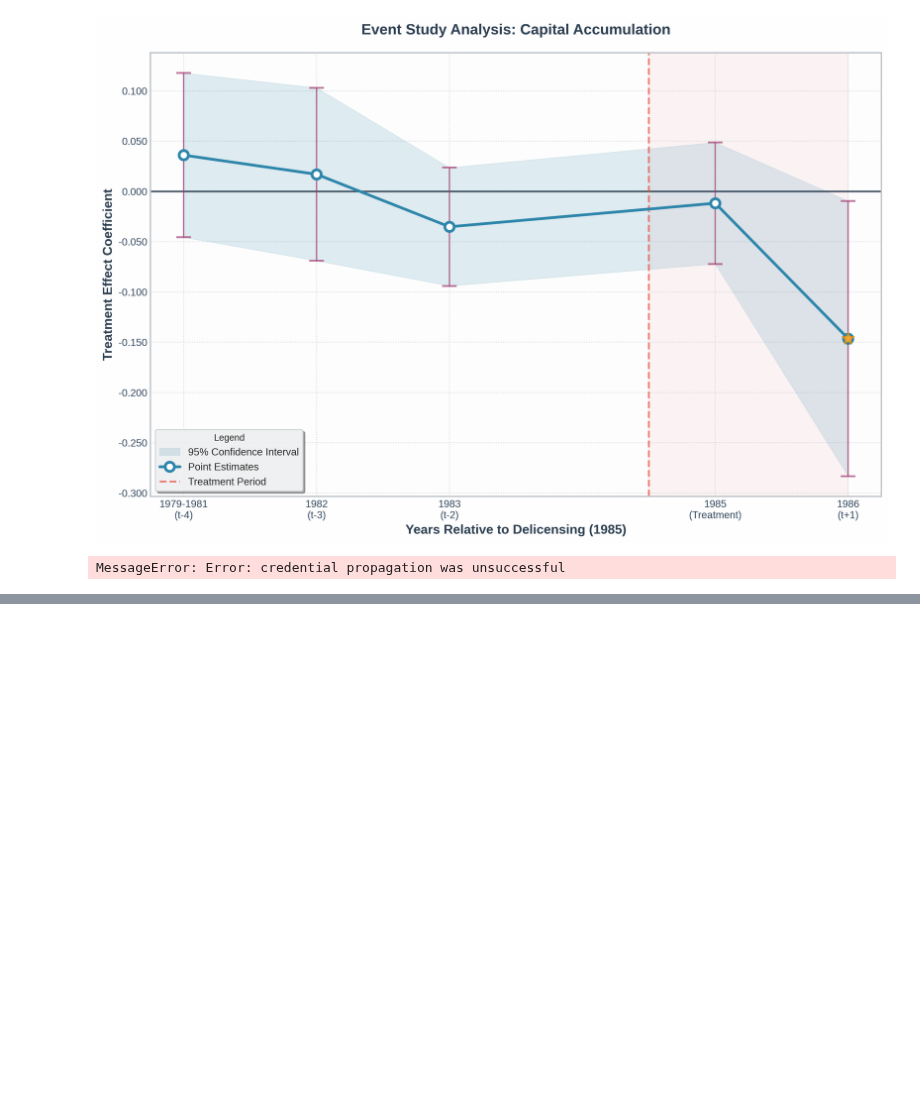
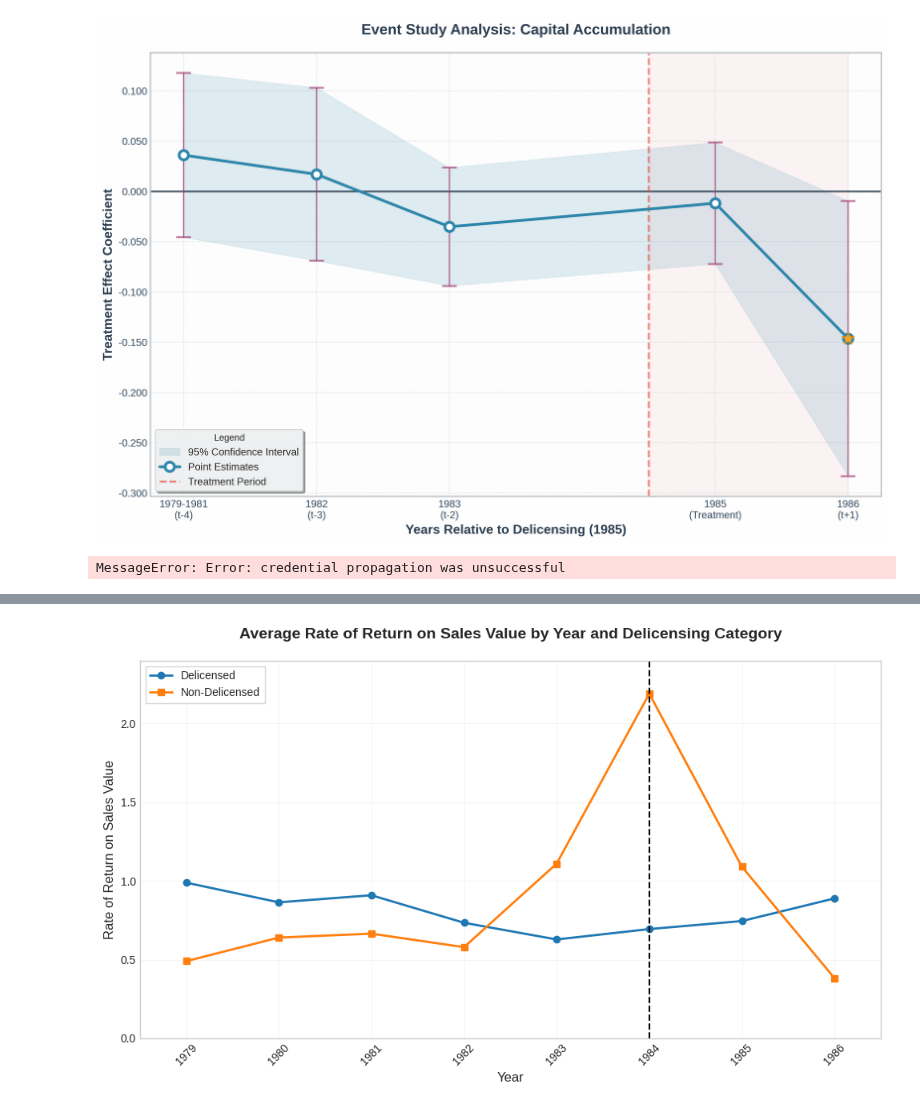
Before and after one commit to kabeerbora/1980s_delin, a Jupyter notebook: visualizations_delin.ipynb, the cells around one changed output, grey strips where cells are left out. Drawn from its saved outputs; the diff is of its cells as text; code cells hidden in the pictures; blank space fills up the shorter version.

```diff
--- a/visualizations_delin.ipynb
+++ b/visualizations_delin.ipynb
@@ -180,0 +244,71 @@ XKCD
+# %%
+import matplotlib.pyplot as plt
+import numpy as np
+import pandas as pd
+
+# Read the data from the attachment
+data = {
+    'year': [1980, 1980, 1981, 1981, 1982, 1982, 1983, 1983, 1984, 1984, 1985, 1985, 1986, 1986, 1987, 1987],
+    'delin_group': [False, True, False, True, False, True, False, True, False, True, False, True, False, True, False, True],
+    'mean_rosv': [0.490, 0.989, 0.640, 0.864, 0.665, 0.909, 0.579, 0.734, 1.11, 0.628, 2.19, 0.694, 1.09, 0.745, 0.382, 0.889],
+    'n_firms': [6197, 3146, 8788, 4108, 9671, 4094, 11538, 4508, 11862, 4396, 13549, 4102, 14227, 3233, 13531, 2761],
+    'delin_group_label': ['Non-Delicensed', 'Delicensed', 'Non-Delicensed', 'Delicensed', 'Non-Delicensed', 'Delicensed',
+                         'Non-Delicensed', 'Delicensed', 'Non-Delicensed', 'Delicensed', 'Non-Delicensed', 'Delicensed',
+                         'Non-Delicensed', 'Delicensed', 'Non-Delicensed', 'Delicensed']
+}
+
+df = pd.DataFrame(data)
+
+# Advance years by 1 (1980 -> 1979, etc.)
+df['year'] = df['year'] - 1
+
+# Separate data for delicensed and non-delicensed
+non_delicensed = df[df['delin_group'] == False].copy().sort_values('year')
+delicensed = df[df['delin_group'] == True].copy().sort_values('year')
+
+# Create the plot
+fig, ax = plt.subplots(figsize=(10, 6))
+
+# Plot lines with markers
+ax.plot(delicensed['year'], delicensed['mean_rosv'],
+        'o-', color='#1f77b4', linewidth=2, markersize=6,
+        label='Delicensed')
+
+ax.plot(non_delicensed['year'], non_delicensed['mean_rosv'],
+        's-', color='#ff7f0e', linewidth=2, markersize=6,
+        label='Non-Delicensed')
+
+# Add vertical dashed line at 1984 (key transition year)
+ax.axvline(x=1984, color='black', linestyle='--', linewidth=1.5)
+
+# Customize the plot
+ax.set_title('Average Rate of Return on Sales Value by Year and Delicensing Category',
+             fontsize=14, fontweight='bold', pad=20)
+ax.set_xlabel('Year', fontsize=12)
+ax.set_ylabel('Rate of Return on Sales Value', fontsize=12)
+
+# Set axis limits and ticks
+years = sorted(df['year'].unique())
+ax.set_xlim(1978.5, 1986.5)
+ax.set_xticks(years)
+ax.set_xticklabels(years, rotation=45)
+
+# Set y-axis to accommodate the spike in 1984 (2.19)
+ax.set_ylim(0, 2.4)
+
+# Add grid
+ax.grid(True, alpha=0.3, linestyle='-', linewidth=0.5)
+ax.set_axisbelow(True)
+
+# Add legend
+ax.legend(loc='upper left', frameon=True, fancybox=False, shadow=False)
+
+# Set background color
+ax.set_facecolor('white')
+fig.patch.set_facecolor('white')
+
+# Adjust layout
+plt.tight_layout()
+plt.show()
+# %% [output]
+[figure, added]
```
Also changed, not shown: parts of 3 cells of this notebook.
